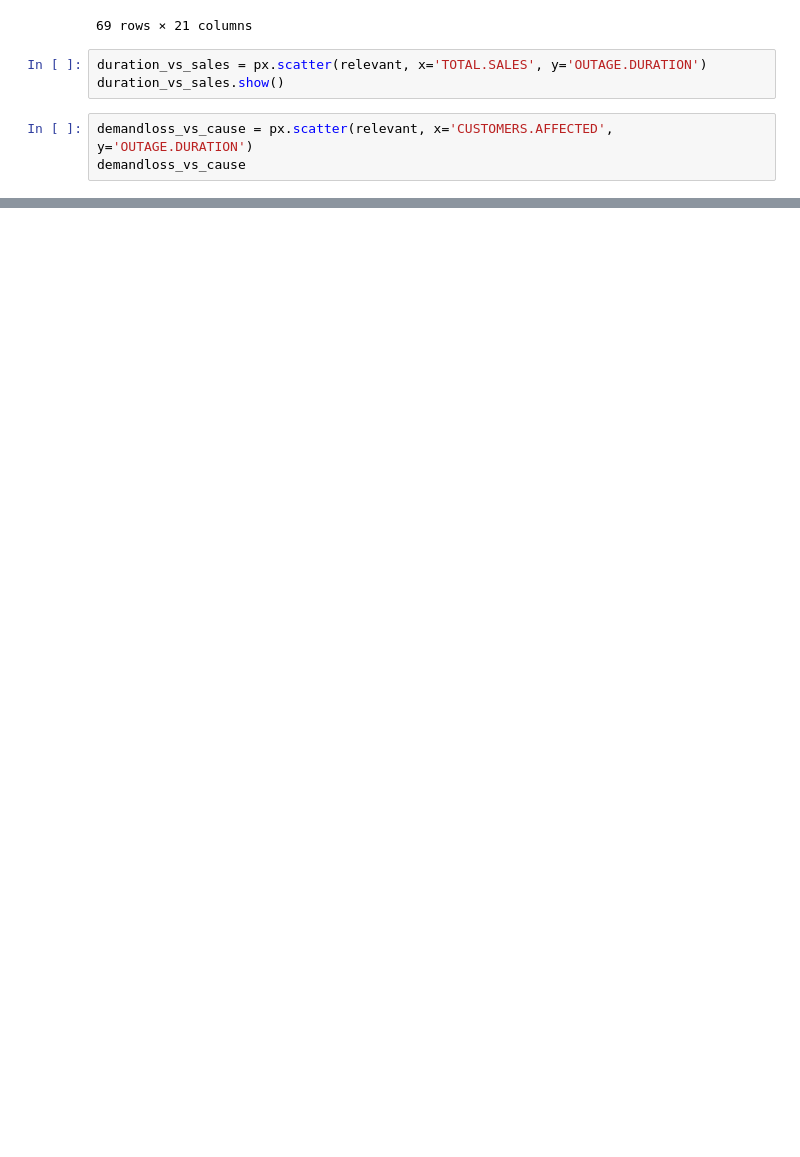
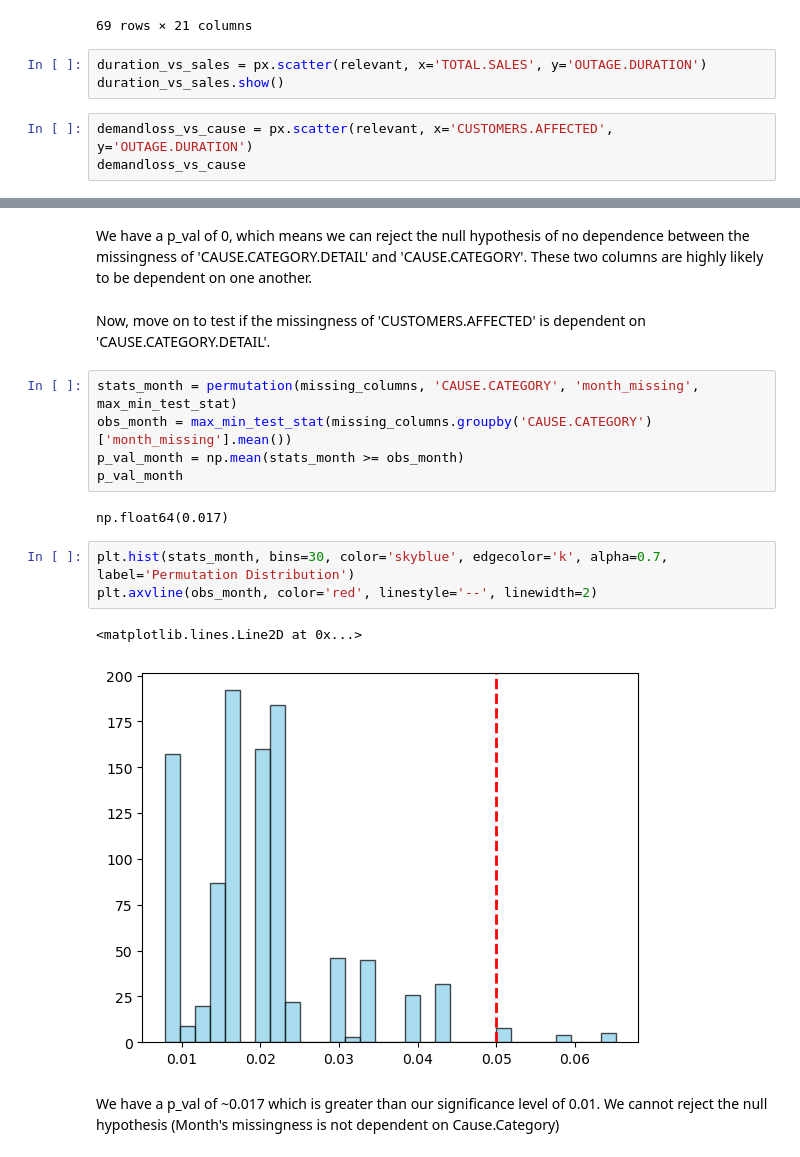
Before and after one commit to ethanlam101/Exploring-Power-Outages, a Jupyter notebook: exploration.ipynb, the cells around one changed output, grey strips where cells are left out. Drawn from its saved outputs; the diff is of its cells as text; blank space fills up the shorter version.

```diff
--- a/exploration.ipynb
+++ b/exploration.ipynb
@@ -156,0 +290,19 @@ demandloss_vs_cause
+# %% [markdown]
+We have a p_val of 0, which means we can reject the null hypothesis of no dependence between the missingness of 'CAUSE.CATEGORY.DETAIL' and 'CAUSE.CATEGORY'. These two columns are highly likely to be dependent on one another.
+# %% [markdown]
+Now, move on to test if the missingness of 'CUSTOMERS.AFFECTED' is dependent on 'CAUSE.CATEGORY.DETAIL'.
+# %%
+stats_month = permutation(missing_columns, 'CAUSE.CATEGORY', 'month_missing', max_min_test_stat)
+obs_month = max_min_test_stat(missing_columns.groupby('CAUSE.CATEGORY')['month_missing'].mean())
+p_val_month = np.mean(stats_month >= obs_month)
+p_val_month
+# %% [output]
+np.float64(0.017)
+# %%
+plt.hist(stats_month, bins=30, color='skyblue', edgecolor='k', alpha=0.7, label='Permutation Distribution')
+plt.axvline(obs_month, color='red', linestyle='--', linewidth=2)
+# %% [output]
+<matplotlib.lines.Line2D at 0x...>
+[figure, added]
+# %% [markdown]
+We have a p_val of ~0.017 which is greater than our significance level of 0.01. We cannot reject the null hypothesis (Month's missingness is not dependent on Cause.Category)
```
Also changed, not shown: parts of 32 cells of this notebook, 1 other file.
